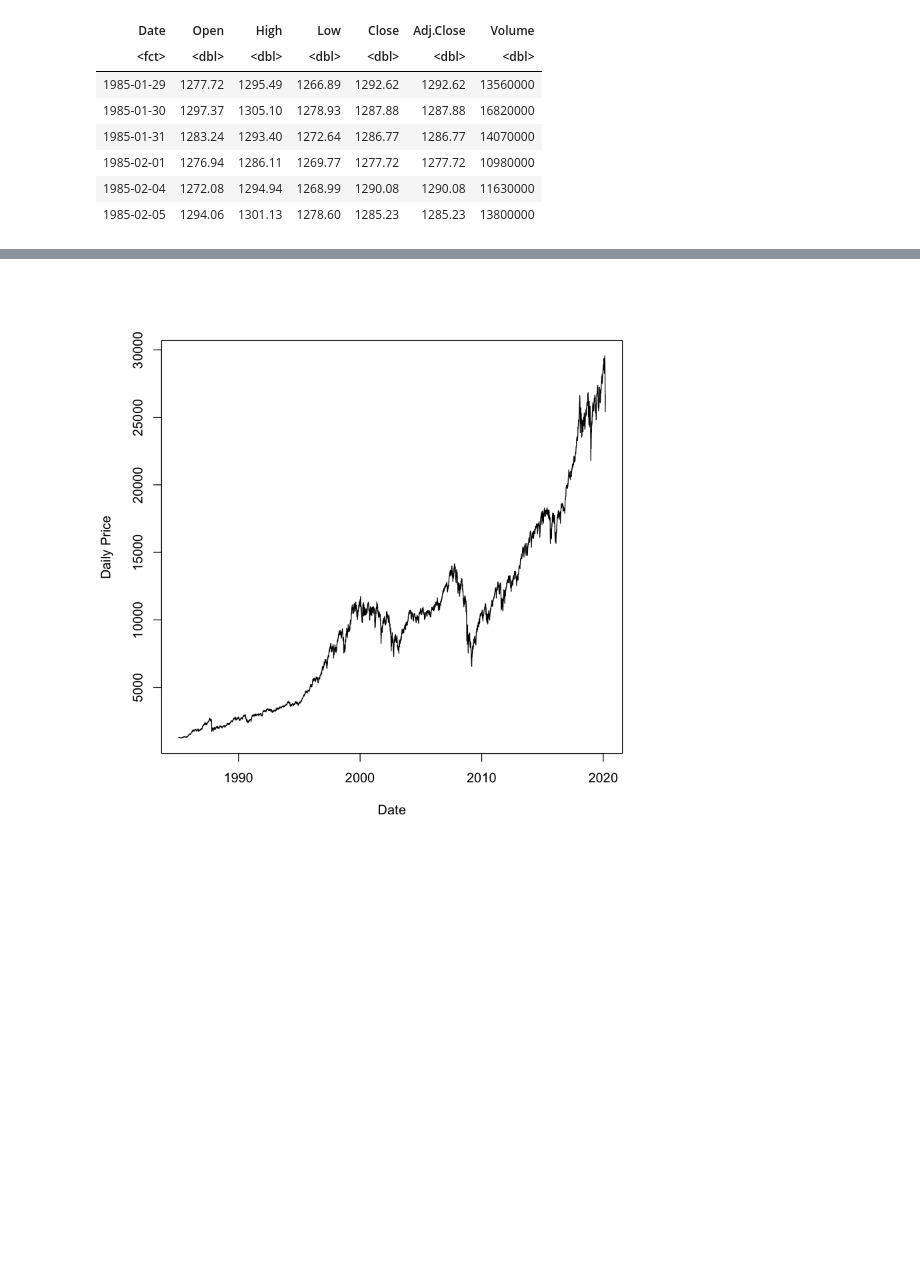
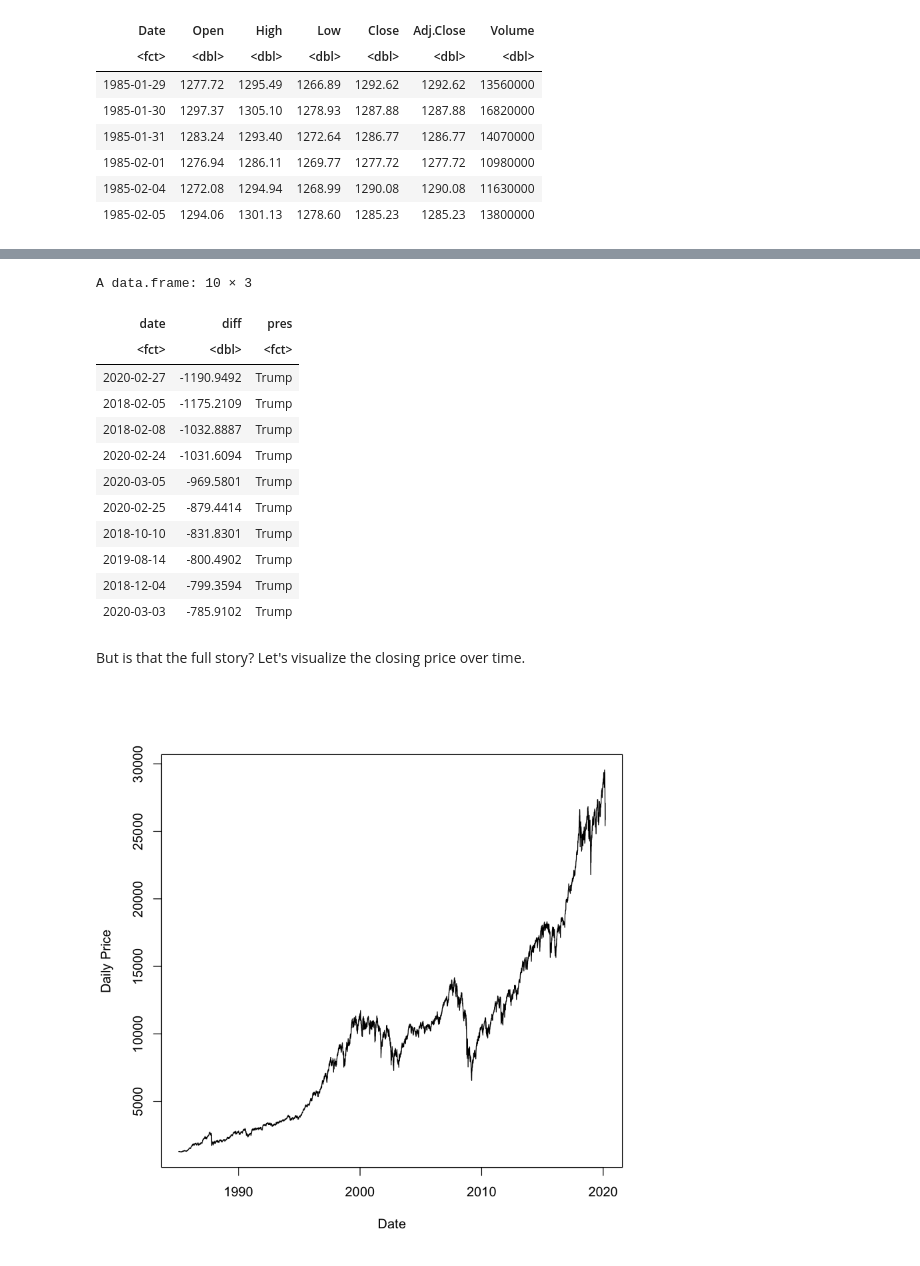
Before and after one commit to eaott/small_projects, a Jupyter notebook: DowJones.ipynb, the cells around one changed output, grey strips where cells are left out. Drawn from its saved outputs; the diff is of its cells as text; code cells hidden in the pictures; blank space fills up the shorter version.

```diff
--- a/DowJones.ipynb
+++ b/DowJones.ipynb
@@ -54,3 +71,35 @@ But is that the full story? Let's visualize the closing price over time.
+# %%
+# Look at one-day differences
+oneDayCloseDiff = diff(data$Close)
+# Determine where the large jumps were
+idxs = order(oneDayCloseDiff)
+
+presidents = c(1:10)
+for (i in 1:10){
+    for (n in names(date_map)) {
+        if (date_map[[n]][idxs[i] + 1]) {
+            presidents[i] = n
+        }
+    }
+}
+
+data.frame(date=data$Date[idxs[1:10] + 1], diff=oneDayCloseDiff[idxs[1:10]], pres=presidents)
+# %% [output]
+A data.frame: 10 × 3
+| date | diff | pres |
+| <fct> | <dbl> | <fct> |
+| 2020-02-27 | -1190.9492 | Trump |
+| 2018-02-05 | -1175.2109 | Trump |
+| 2018-02-08 | -1032.8887 | Trump |
+| 2020-02-24 | -1031.6094 | Trump |
+| 2020-03-05 | -969.5801 | Trump |
+| 2020-02-25 | -879.4414 | Trump |
+| 2018-10-10 | -831.8301 | Trump |
+| 2019-08-14 | -800.4902 | Trump |
+| 2018-12-04 | -799.3594 | Trump |
+| 2020-03-03 | -785.9102 | Trump |
+# %% [markdown]
+But is that the full story? Let's visualize the closing price over time.
 # %%
 plot(as.Date(data$Date), data$Close, type='l', xlab="Date", ylab="Daily Price")
 # %% [output]
```
Also changed, not shown: parts of 10 cells of this notebook, 1 other file.
